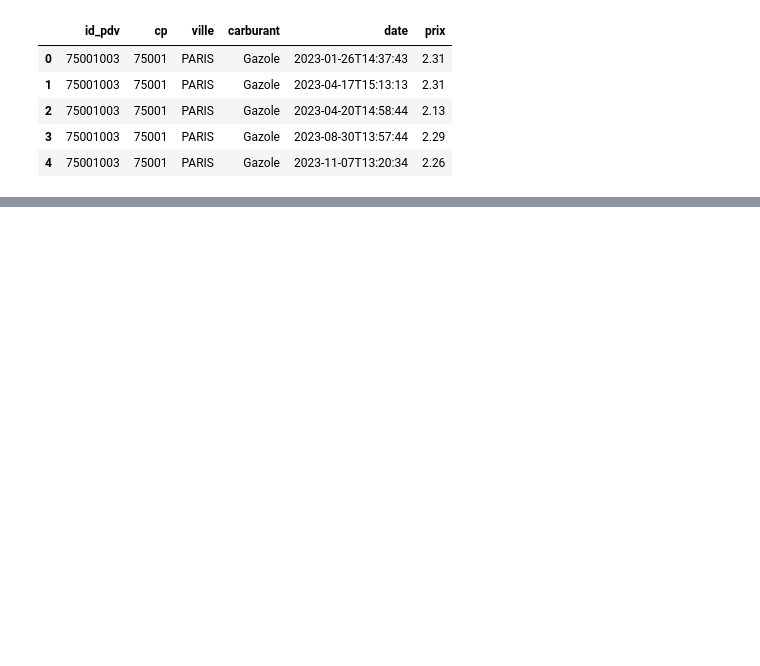
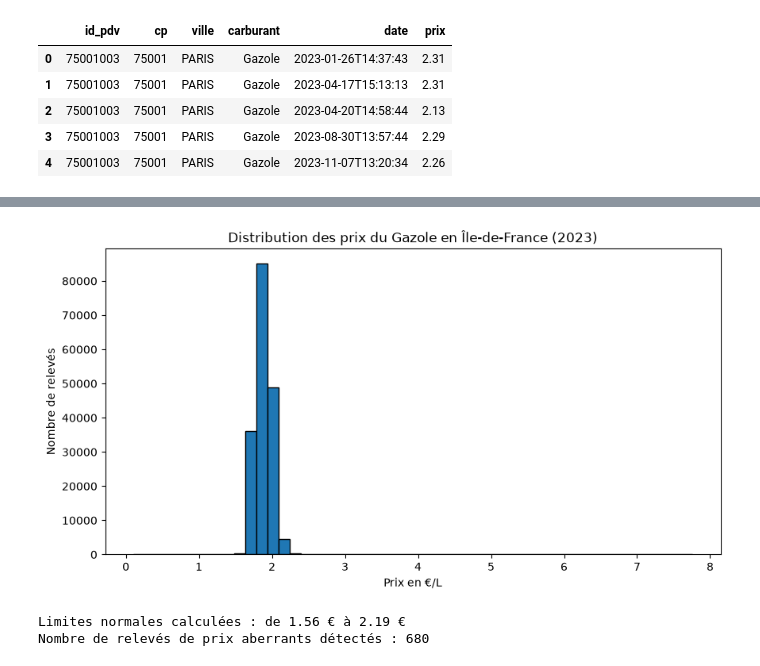
Before and after one commit to NoeChv-n/projet1-groupe1, a Jupyter notebook: notebooks/01_exploration.ipynb, the cells around one changed output, grey strips where cells are left out. Saved outputs shown, nothing was run; the diff lists cells and outputs as text; code cells hidden in the pictures; blank space fills up the shorter version.

```diff
--- a/notebooks/01_exploration.ipynb
+++ b/notebooks/01_exploration.ipynb
@@ -16,3 +16,9 @@ df_2023.head()
 | 2 | 75001003 | 75001 | PARIS | Gazole | 2023-04-20T14:58:44 | 2.13 |
 | 3 | 75001003 | 75001 | PARIS | Gazole | 2023-08-30T13:57:44 | 2.29 |
 | 4 | 75001003 | 75001 | PARIS | Gazole | 2023-11-07T13:20:34 | 2.26 |
+# %%
+# 1. On convertit la colonne 'prix' (qui est du texte) en nombres décimaux (float)
+df_2023['prix'] = df_2023['prix'].astype(float)
+
+# 2. On demande à Pandas de calculer les statistiques (min, max, moyenne, etc.)
+df_2023['prix'].describe()
@@ -18,0 +63,32 @@ df_2023.head()
+# %%
+# Importation de l'outil pour faire des graphiques
+import matplotlib.pyplot as plt
+
+# Création de l'histogramme des prix avec 50 barres (bins)
+df_2023['prix'].plot(kind='hist', bins=50, edgecolor='black', figsize=(10, 5))
+
+# Ajout des titres
+plt.title("Distribution des prix du Gazole en Île-de-France (2023)")
+plt.xlabel("Prix en €/L")
+plt.ylabel("Nombre de relevés")
+plt.show()
+# %% [output]
+[figure, added]
+# %%
+# Calcul des quartiles (25% et 75%) et de l'écart interquartile (IQR)
+Q1 = df_2023['prix'].quantile(0.25)
+Q3 = df_2023['prix'].quantile(0.75)
+IQR = Q3 - Q1
+
+# Définition des limites mathématiques "normales" (règle des 1,5 x IQR)
+limite_basse = Q1 - 1.5 * IQR
+limite_haute = Q3 + 1.5 * IQR
+
+# Création d'un sous-tableau contenant uniquement les prix hors limites
+anomalies_prix = df_2023[(df_2023['prix'] < limite_basse) | (df_2023['prix'] > limite_haute)]
+
+print(f"Limites normales calculées : de {limite_basse:.2f} € à {limite_haute:.2f} €")
+print(f"Nombre de relevés de prix aberrants détectés : {len(anomalies_prix)}")
+# %% [output]
+Limites normales calculées : de 1.56 € à 2.19 €
+Nombre de relevés de prix aberrants détectés : 680
```
Also changed, not shown: parts of 4 cells of this notebook, 4 other files.
